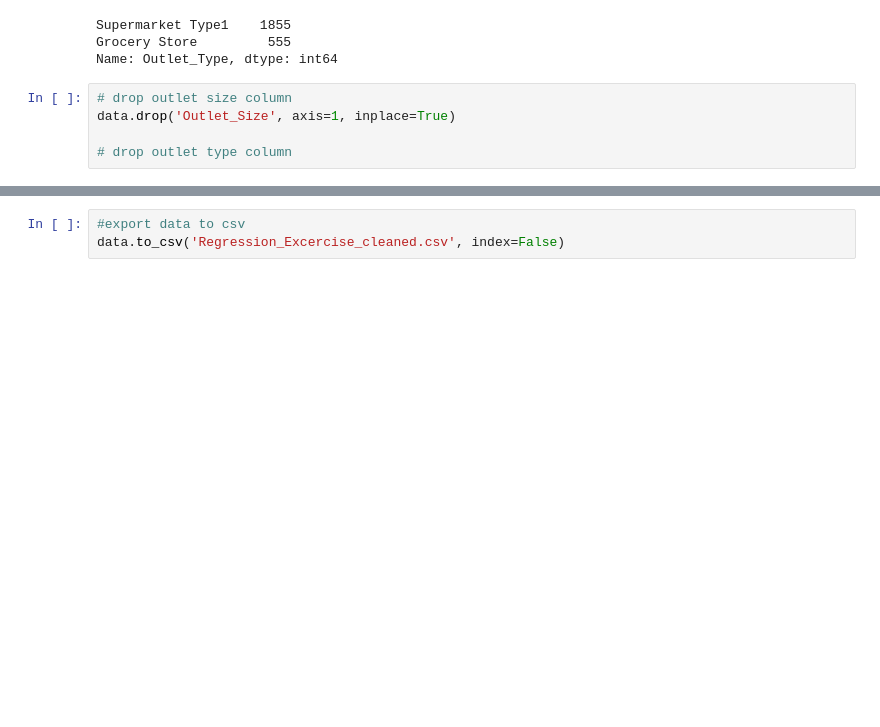
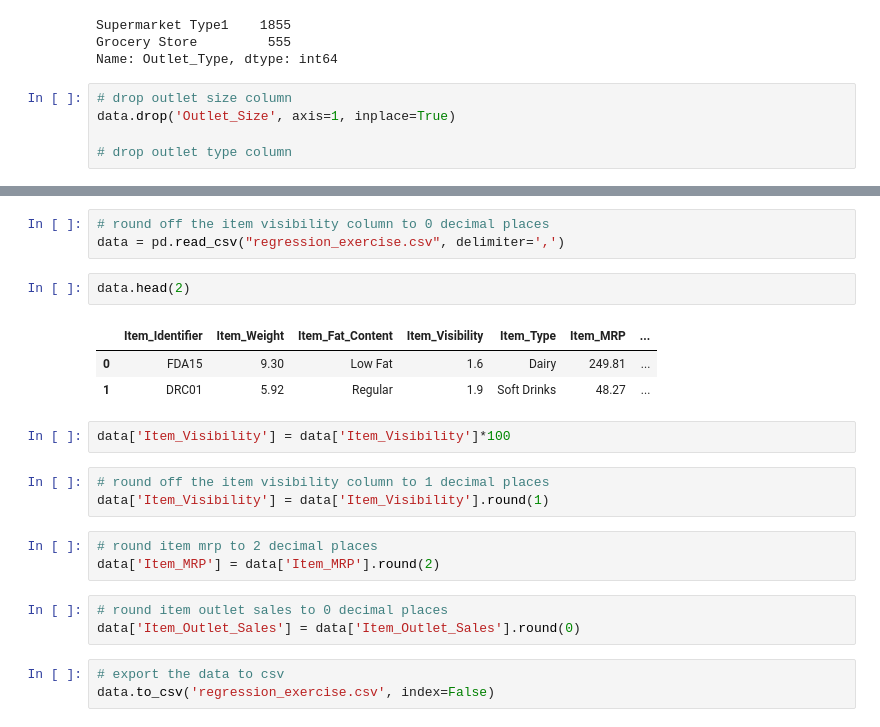
Before and after one commit to pokwir/Lighthouse-data-notes, a Jupyter notebook: Unit_5/Day_4/data-prep-feature-engineering/Data_Prepration - Challenge.ipynb, the cells around one changed output, grey strips where cells are left out. Drawn from its saved outputs; the diff is of its cells as text; blank space fills up the shorter version.

```diff
--- a/Unit_5/Day_4/data-prep-feature-engineering/Data_Prepration - Challenge.ipynb
+++ b/Unit_5/Day_4/data-prep-feature-engineering/Data_Prepration - Challenge.ipynb
@@ -277,3 +277,23 @@ data.head()
+# %%
+# round off the item visibility column to 0 decimal places
+data = pd.read_csv("regression_exercise.csv", delimiter=',')
+# %%
+data.head(2)
+# %% [output]
+|  | Item_Identifier | Item_Weight | Item_Fat_Content | Item_Visibility | Item_Type | Item_MRP | ... |
+| 0 | FDA15 | 9.30 | Low Fat | 1.6 | Dairy | 249.81 | ... |
+| 1 | DRC01 | 5.92 | Regular | 1.9 | Soft Drinks | 48.27 | ... |
+# %%
+data['Item_Visibility'] = data['Item_Visibility']*100
+# %%
+# round off the item visibility column to 1 decimal places
+data['Item_Visibility'] = data['Item_Visibility'].round(1)
+# %%
+# round item mrp to 2 decimal places
+data['Item_MRP'] = data['Item_MRP'].round(2)
+# %%
+# round item outlet sales to 0 decimal places
+data['Item_Outlet_Sales'] = data['Item_Outlet_Sales'].round(0)
 # %%
-#export data to csv
-data.to_csv('Regression_Excercise_cleaned.csv', index=False)
+# export the data to csv
+data.to_csv('regression_exercise.csv', index=False)
```
Also changed, not shown: parts of 1 cell of this notebook, 2 other files.
